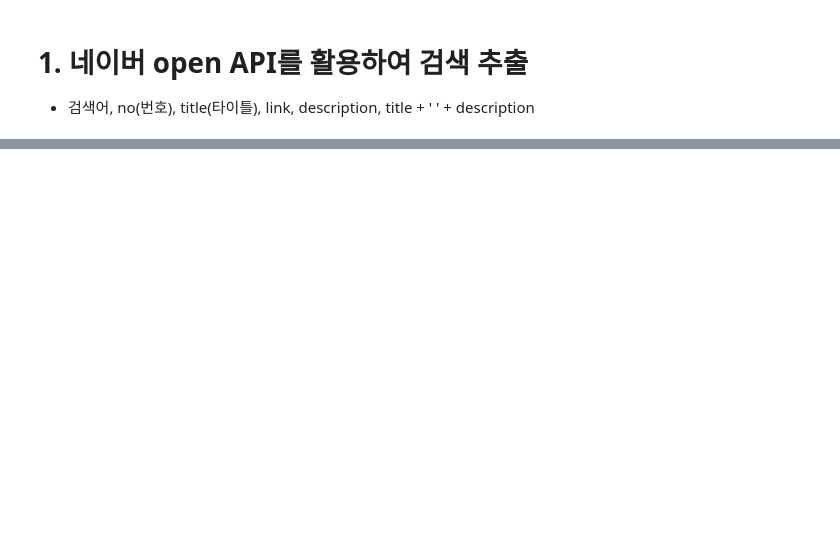
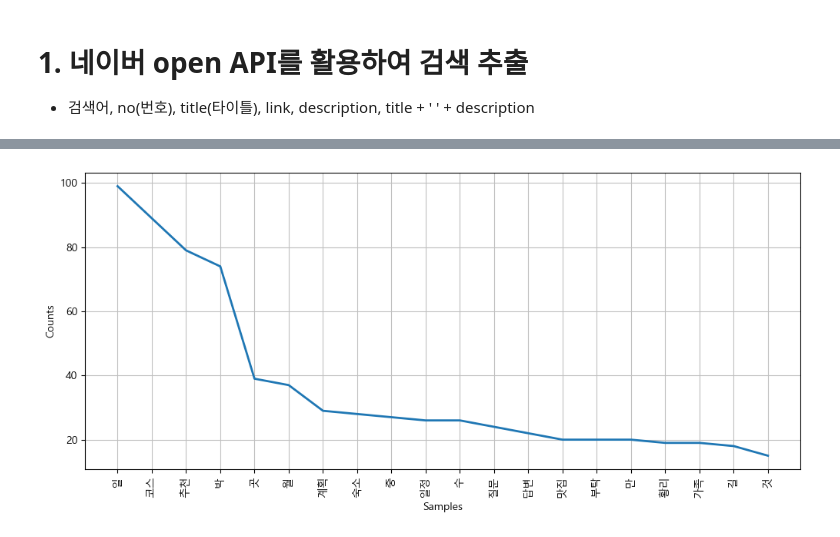
Before and after one commit to yoosim/ai_x, a Jupyter notebook: source/07_자연어처리/ch2_한글형태소분석_Quiz.ipynb, the cells around one changed output, grey strips where cells are left out. Cells and saved outputs as stored; diff of their text form; code cells hidden in the pictures; blank space fills up the shorter version.

```diff
--- a/source/07_자연어처리/ch2_한글형태소분석_Quiz.ipynb
+++ b/source/07_자연어처리/ch2_한글형태소분석_Quiz.ipynb
@@ -23,0 +294,3 @@ table.dataframe{font-size:18px;}
+# %%
+second_word =[word for sublist in second for word in sublist if word not in ('여행','경주')]
+second_word[:20]
@@ -23,0 +432,9 @@ table.dataframe{font-size:18px;}
+# %%
+data_text2 = nltk.Text(second_word)
+# data_text2
+plt.figure(figsize=(12,5))
+plt.rc('font', family='Malgun Gothic')
+data_text2.plot(20)
+plt.show()
+# %% [output]
+[figure, added]
```
Also changed, not shown: parts of 54 cells of this notebook, 10 other files.
